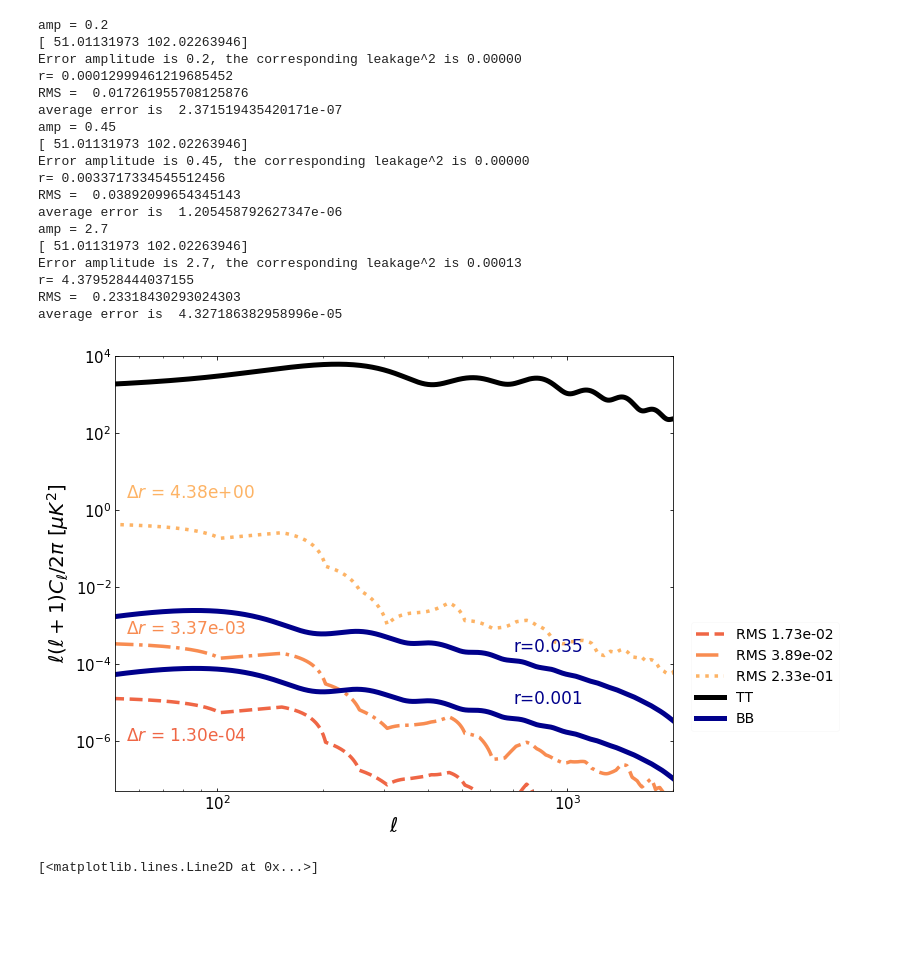
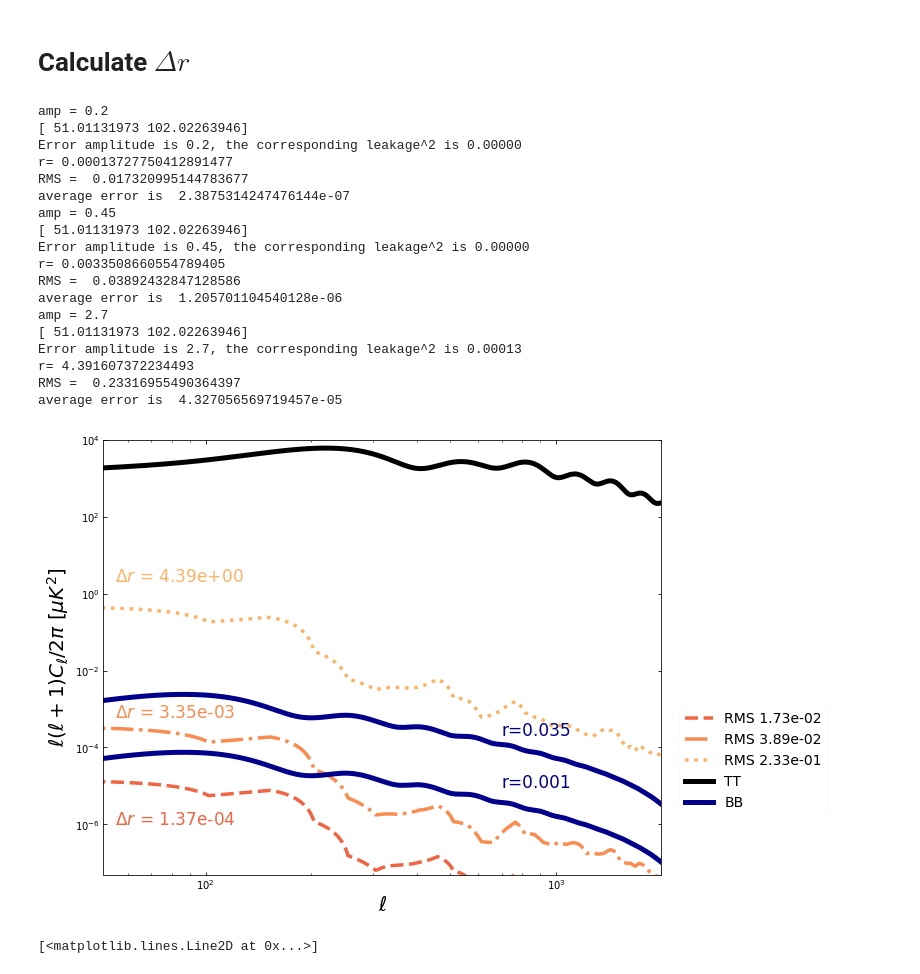
Before and after one commit to gemmahuai/Gemmas-CMB, a Jupyter notebook: Notebooks/PowerSpectrum.ipynb, the cells around one changed output. Drawn from its saved outputs; the diff is of its cells as text; code cells hidden in the pictures; blank space fills up the shorter version.

```diff
--- a/Notebooks/PowerSpectrum.ipynb
+++ b/Notebooks/PowerSpectrum.ipynb
@@ -76,5 +75,7 @@ plt.plot(ll, T, lw=5, color=cl[0])
+# %% [markdown]
+# Calculate $\Delta r$
 # %%
-### calculate the leakage power spectrum as a function of ell
+
 N_screen = 4096
 N_theta = 1024
 D = 10.0
@@ -162,6 +163,7 @@ for i in range(len(amp)):
     # interpolate the perturbed beam
     theta_vec = np.linspace(-thetamax,thetamax,N_theta)
     II1 = Project_I_on_thetagrid(theta_vec, screen1, lam) # perturbed
+    #II1 = II1 * (np.sum(II0)/np.sum(II1))
     # shift the beam from being centered at theta=0 to theta=thetamax so that the beam spans from 0 deg to 2*thetamax deg
     theta_vec = np.linspace(0,2*thetamax,N_theta) #rad
 
@@ -183,7 +185,7 @@ for i in range(len(amp)):
 
     beam_diff_rela = bin_mean_diff/bin_mean0 # relative beam difference
     print(l_vec[1:3]) # making sure we average the leakage at ell=85 and ell=170
-    leak = np.append(leak, np.mean(beam_diff_rela[1:3])) # average the beam difference at l=85 and l=170 (2nd and 3rd elements)
+    leak = np.append(leak, np.mean(beam_diff_rela[1:3])) # average the beam difference at l=85 and l=170 (2nd and 3rd elements); not really used in later calculation
     txt_leak = np.append(txt_leak, beam_diff_rela**2) # leakage power spectrum stored in the 1D array leak_spec
     print('Error amplitude is {}, the corresponding leakage^2 is {:.5f}'.format(amp[i], leak[i]**2))
 
@@ -193,12 +195,12 @@ for i in range(len(amp)):
     leakage = spline(ll)
     #plt.loglog(ll,T*leakage, label='leakage {}'.format(amp[i]))
 
-    """calculate corresponding r"""
+    """calculate the bias in r"""
     #####!!! updated
-    want = np.where((ll<150)&(ll>50))
-    B0 = np.mean(B[want]) # BB power at ell=100 with r=1
+    want = np.where((ll<250)&(ll>50))
+    B0 = np.mean(B[want]) # BB power averaged over 50<l<250 with r=1
     B_leak = np.mean(T[want]*spline(ll[want]))
-    r = np.append(r, 1 * (B_leak / B0)) # r of the leakage at ell=100
+    r = np.append(r, 1 * (B_leak / B0)) # bias in r averaged over 50<l<250
     print('r=',r[i])
 
     """calculate normalized noise level"""
@@ -223,42 +225,42 @@ for i in range(len(amp)):
 # plt.plot([], [], ' ', label="                       ")
 plt.loglog(ll, T, lw=5, label='TT', color='black')
 plt.loglog(ll, B_032, lw=5, label='BB', color='darkblue') #r=0.032 current BICEP measurement
 plt.loglog(ll_r, B_r, lw=5, color='darkblue') # r = 0.001, future CMB-S4
 plt.xlabel(r'$\ell$', fontsize=20)
 plt.ylabel(r'$\ell(\ell+1)C_{\ell}/2\pi$ $[\mu K^2]$', fontsize=20)
 plt.legend(bbox_to_anchor=(1.02, 0.12),loc="lower left", fontsize = 14, framealpha=0.1)
 plt.xlim(l_vec[1],2000)
 # plt.text(2.8e3, 1e-1, 'T to P leakage spectrum:', fontsize=13.5)
 # plt.text(2.8e3, 1.5e-5, 'CMB power spectrum:', fontsize=13.5)
 plt.text(0.55e2, 2, r'$\Delta r$ = {:.2e}'.format(r[2]), color=cl[2], fontsize=17)
 plt.text(0.55e2, 0.6e-3, r'$\Delta r$ = {:.2e}'.format(r[1]), color=cl[1], fontsize=17)
 plt.text(0.55e2, 0.1e-5, r'$\Delta r$ = {:.2e}'.format(r[0]), color=cl[0], fontsize=17)
 
 #plt.text(13.5, 0.3e-2, 'r=0.032', color='darkblue')
 plt.text(0.7e3, 0.2e-3, 'r=0.035', color='darkblue', fontsize=17)
 plt.text(0.7e3, 0.9e-5, 'r=0.001', color='darkblue', fontsize=17)
 plt.ylim(0.5e-7, 1e4)
 
-plt.savefig('/Users/zhaoyuhuai/Desktop/SeniorProj/Thesis/Leakage_ps_h.png', bbox_inches='tight', dpi=600)
+#plt.savefig('/Users/zhaoyuhuai/Desktop/SeniorProj/Thesis/Leakage_ps_h.png', bbox_inches='tight', dpi=600)
 plt.show()
 # %% [output]
 amp = 0.2
 [ 51.01131973 102.02263946]
 Error amplitude is 0.2, the corresponding leakage^2 is 0.00000
-r= 0.00012999461219685452
-RMS =  0.017261955708125876
-average error is  2.371519435420171e-07
+r= 0.00013727750412891477
+RMS =  0.017320995144783677
+average error is  2.3875314247476144e-07
 amp = 0.45
 [ 51.01131973 102.02263946]
 Error amplitude is 0.45, the corresponding leakage^2 is 0.00000
-r= 0.0033717334545512456
-RMS =  0.03892099654345143
-average error is  1.205458792627347e-06
+r= 0.0033508660554789405
+RMS =  0.03892432847128586
+average error is  1.205701104540128e-06
 amp = 2.7
 [ 51.01131973 102.02263946]
 Error amplitude is 2.7, the corresponding leakage^2 is 0.00013
-r= 4.379528444037155
-RMS =  0.23318430293024303
-average error is  4.327186382958996e-05
+r= 4.391607372234493
+RMS =  0.23316955490364397
+average error is  4.327056569719457e-05
-[figure, old version]
+[figure, new version]
 # %%
```
Also changed, not shown: parts of 11 cells of this notebook, 2 other files.
